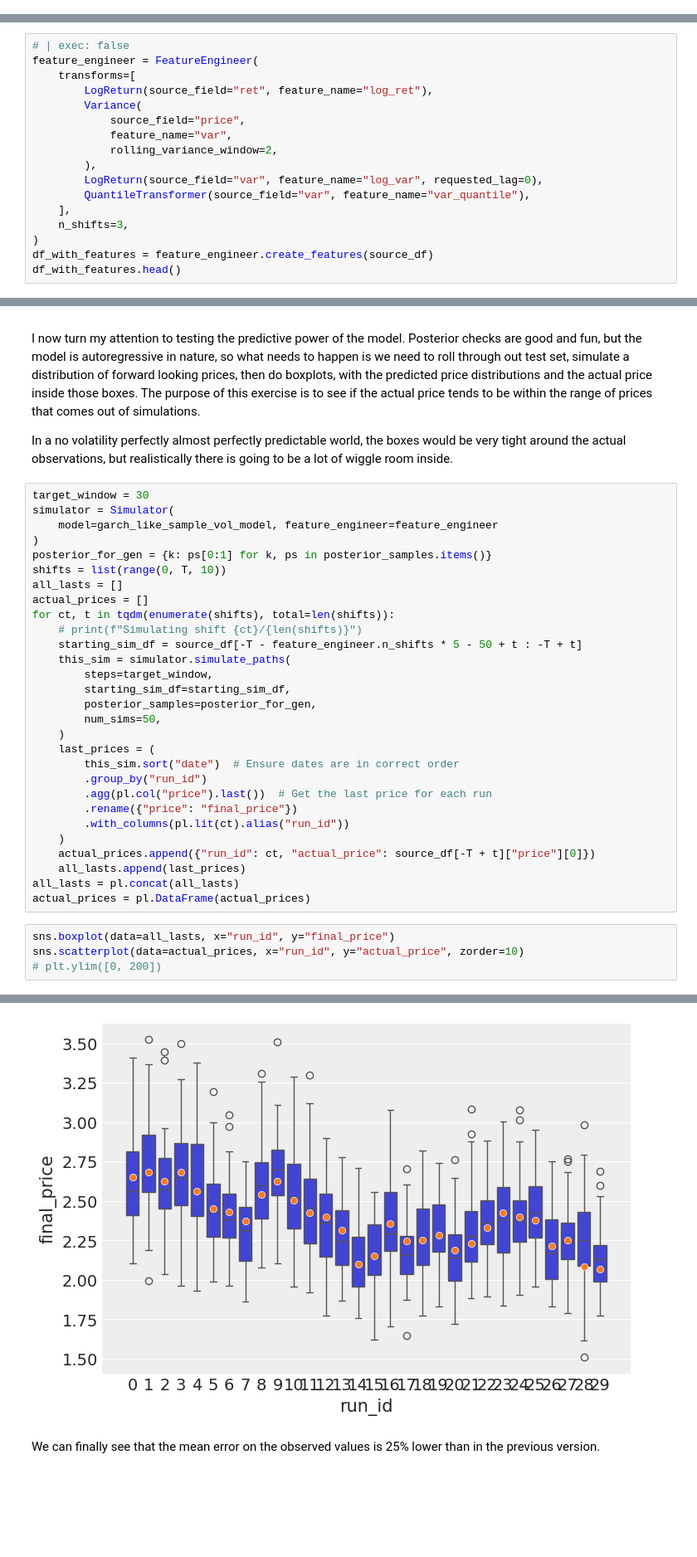
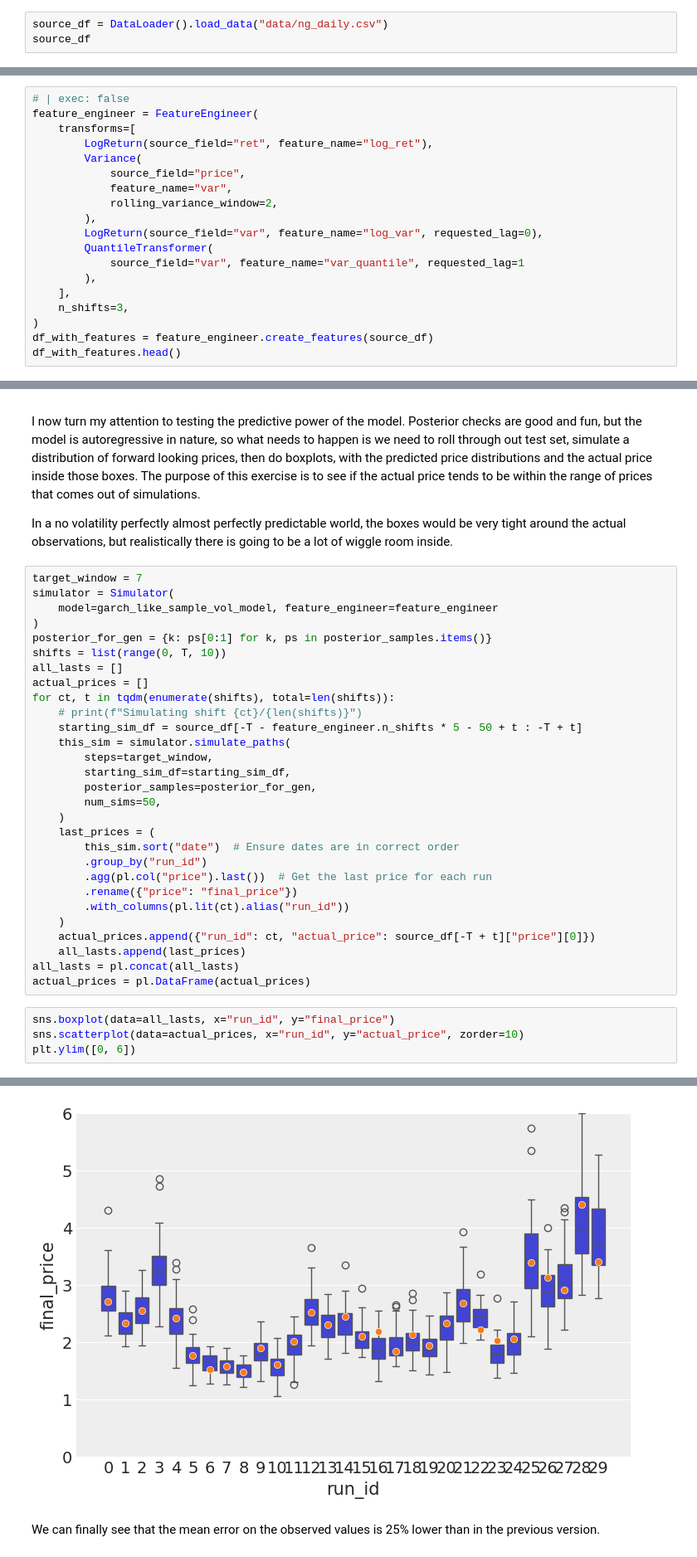
Before and after one commit to sofeikov/bayesianfin, a Jupyter notebook: nbs/02_garch_like_sample_vol.ipynb, the cells around one changed output, grey strips where cells are left out. Shown at 83% size. Cells and saved outputs as stored; diff of their text form; blank space fills up the shorter version.

Commit message:
Include storage data

```diff
--- a/nbs/02_garch_like_sample_vol.ipynb
+++ b/nbs/02_garch_like_sample_vol.ipynb
@@ -80,3 +80,6 @@ shape: (5, 3)
 | 2010-04-07 | 2.2611 | 1.007396 |
 | 2010-04-08 | 2.2445 | 1.000401 |
 | 2010-04-09 | 2.2436 | 1.002771 |
+# %%
+source_df = DataLoader().load_data("data/ng_daily.csv")
+source_df
@@ -95,7 +113,9 @@ feature_engineer = FeatureEngineer(
             rolling_variance_window=2,
         ),
         LogReturn(source_field="var", feature_name="log_var", requested_lag=0),
-        QuantileTransformer(source_field="var", feature_name="var_quantile"),
+        QuantileTransformer(
+            source_field="var", feature_name="var_quantile", requested_lag=1
+        ),
     ],
     n_shifts=3,
 )
@@ -271,7 +289,7 @@ I now turn my attention to testing the predictive power of the model. Posterior
 
 In a no volatility perfectly almost perfectly predictable world, the boxes would be very tight around the actual observations, but realistically there is going to be a lot of wiggle room inside.
 # %%
-target_window = 30
+target_window = 7
 simulator = Simulator(
     model=garch_like_sample_vol_model, feature_engineer=feature_engineer
 )
@@ -302,5 +320,5 @@ actual_prices = pl.DataFrame(actual_prices)
 # %%
 sns.boxplot(data=all_lasts, x="run_id", y="final_price")
 sns.scatterplot(data=actual_prices, x="run_id", y="actual_price", zorder=10)
-# plt.ylim([0, 200])
+plt.ylim([0, 6])
 # %% [output]
@@ -308,4 +326,4 @@ sns.scatterplot(data=actual_prices, x="run_id", y="actual_price", zorder=10)
-[figure, old version]
+[figure, new version]
 # %% [markdown]
 We can finally see that the mean error on the observed values is 25% lower than in the previous version.
 # %%
```
Also changed, not shown: parts of 12 cells of this notebook, 10 other files.
